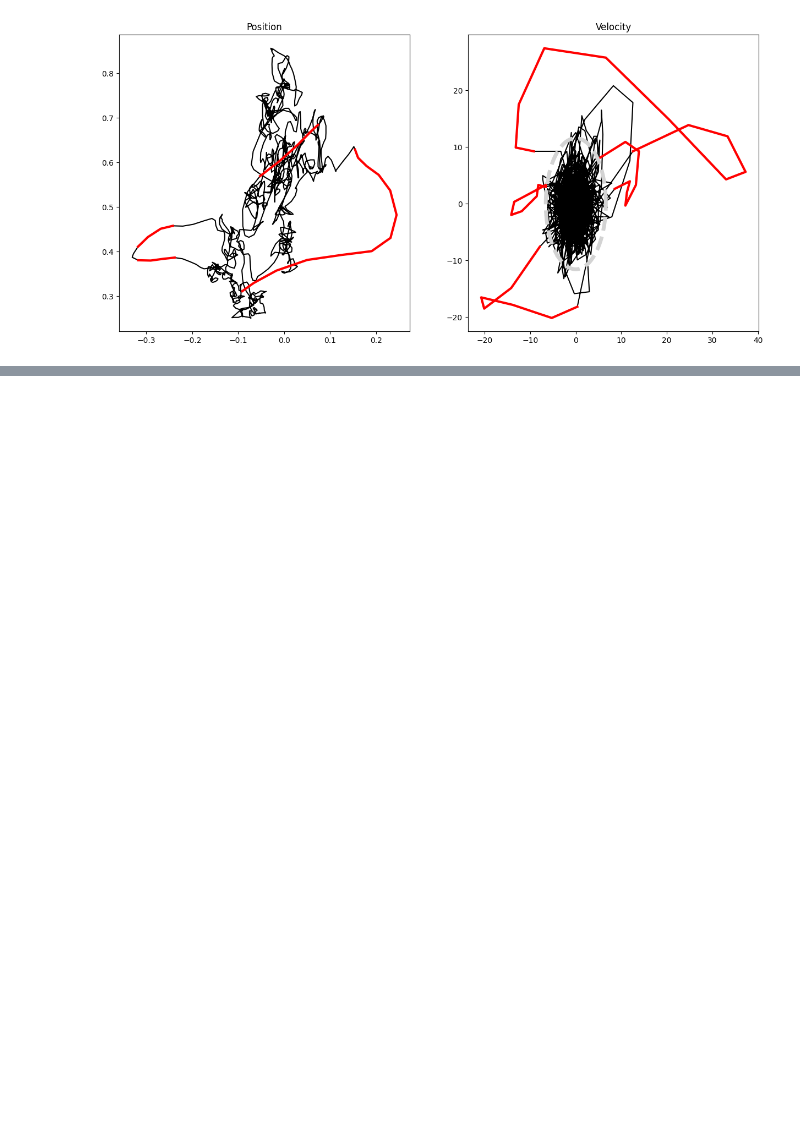
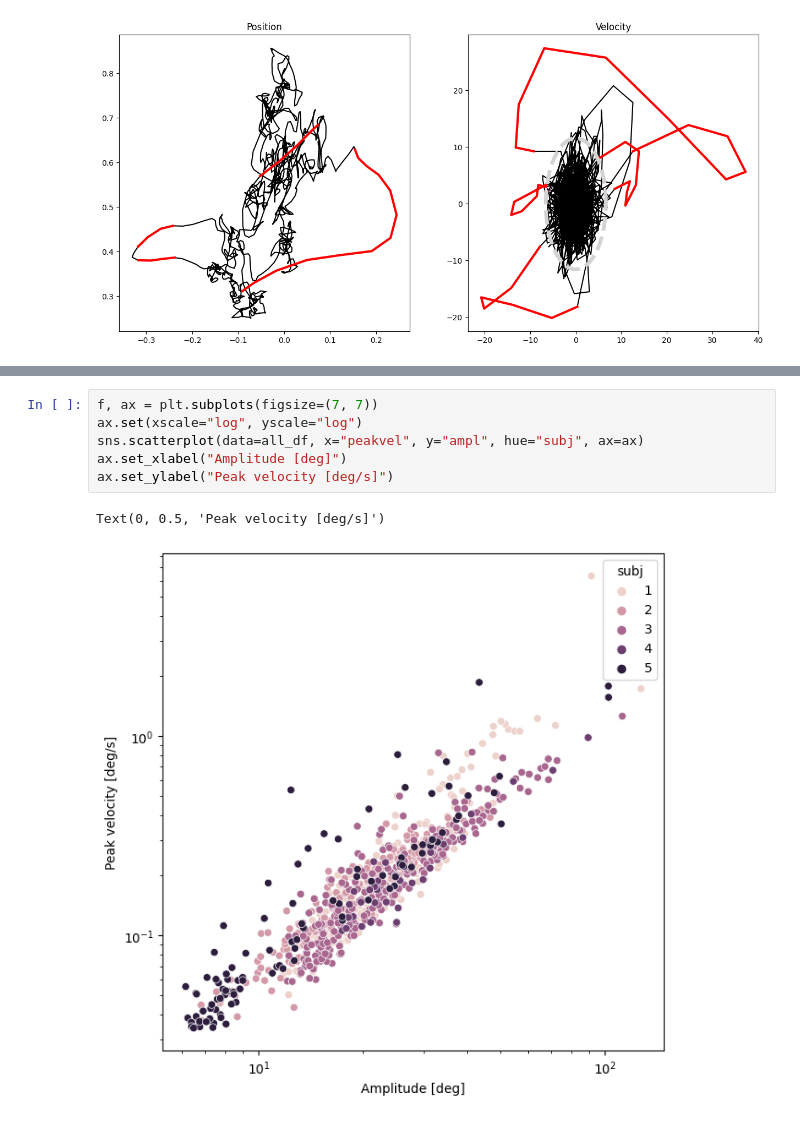
Before and after one commit to lschwetlick/EngbertMicrosaccadeToolbox, a Jupyter notebook: demo/demo.ipynb, the cells around one changed output, grey strips where cells are left out. Drawn from its saved outputs; the diff is of its cells as text; blank space fills up the shorter version.

```diff
--- a/demo/demo.ipynb
+++ b/demo/demo.ipynb
@@ -189,0 +148,9 @@ aa.shape
+# %%
+f, ax = plt.subplots(figsize=(7, 7))
+ax.set(xscale="log", yscale="log")
+sns.scatterplot(data=all_df, x="peakvel", y="ampl", hue="subj", ax=ax)
+ax.set_xlabel("Amplitude [deg]")
+ax.set_ylabel("Peak velocity [deg/s]")
+# %% [output]
+Text(0, 0.5, 'Peak velocity [deg/s]')
+[figure, added]
```
Also changed, not shown: parts of 17 cells of this notebook.
